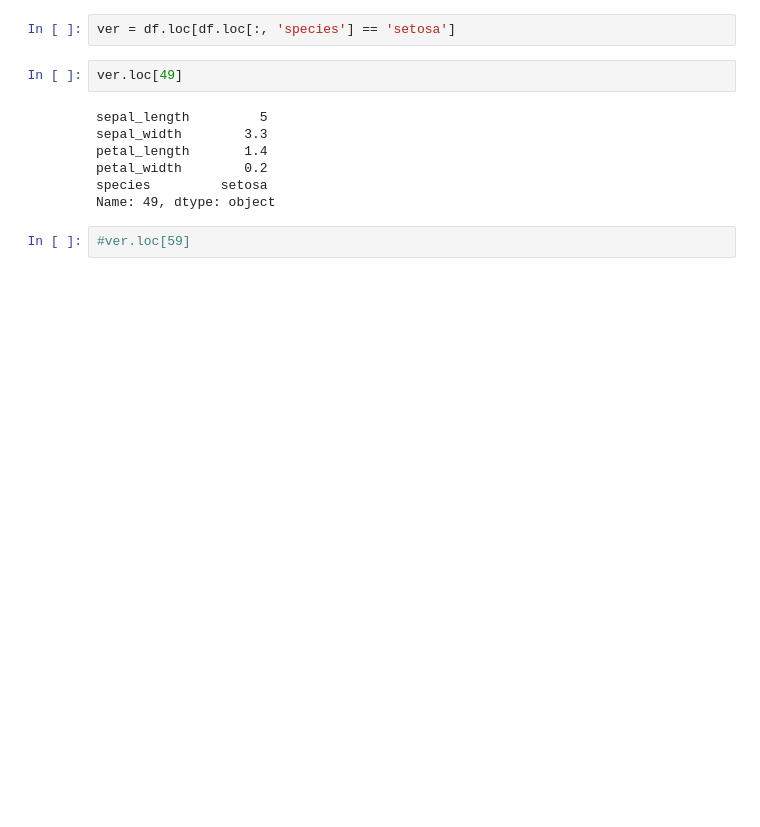
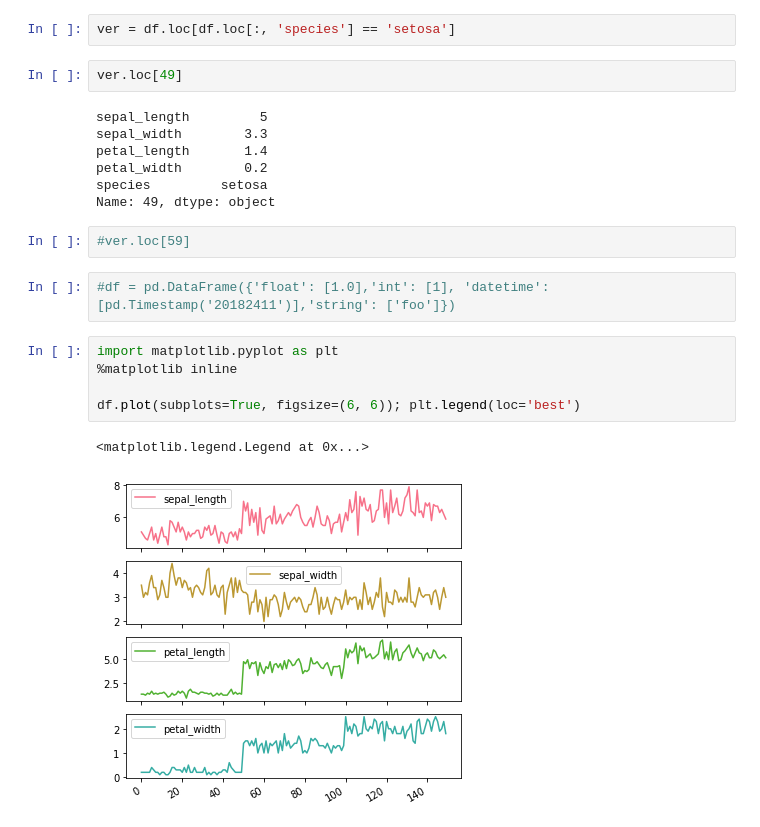
Before and after one commit to IvanMcGann/emergingTechAssignments, a Jupyter notebook: iris-dataset.ipynb, the cells around one changed output. Saved outputs shown, nothing was run; the diff lists cells and outputs as text; blank space fills up the shorter version.

Commit message:
updated descriptions in iris notebook and done some plotting

```diff
--- a/iris-dataset.ipynb
+++ b/iris-dataset.ipynb
@@ -300,3 +290,13 @@ species         setosa
 Name: 49, dtype: object
 # %%
 #ver.loc[59]
+# %%
+#df = pd.DataFrame({'float': [1.0],'int': [1], 'datetime': [pd.Timestamp('20182411')],'string': ['foo']})
+# %%
+import matplotlib.pyplot as plt
+%matplotlib inline
+
+df.plot(subplots=True, figsize=(6, 6)); plt.legend(loc='best')
+# %% [output]
+<matplotlib.legend.Legend at 0x...>
+[figure, added]
```
Also changed, not shown: parts of 22 cells of this notebook.
